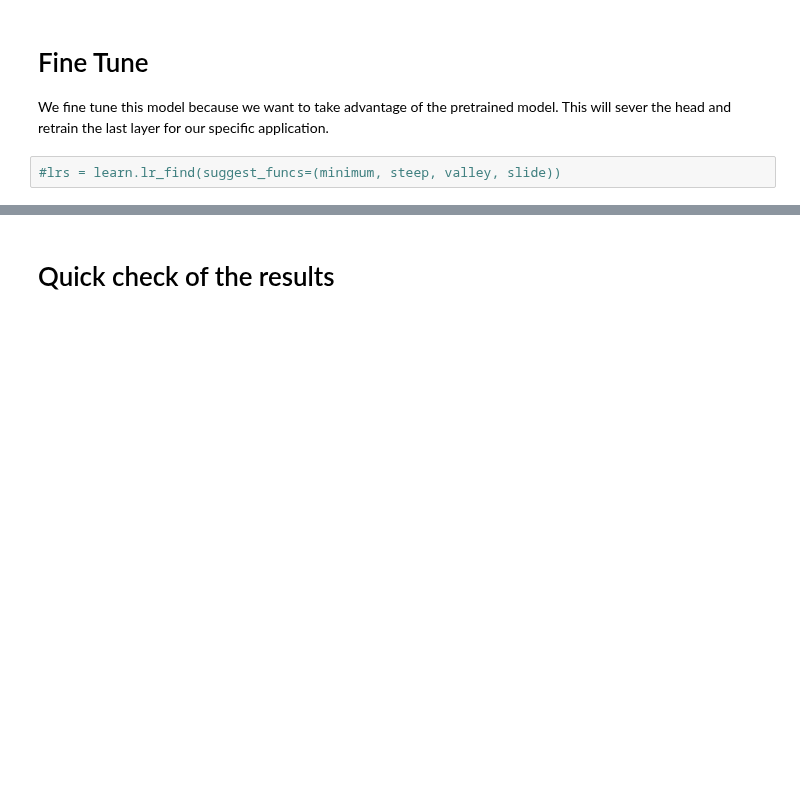
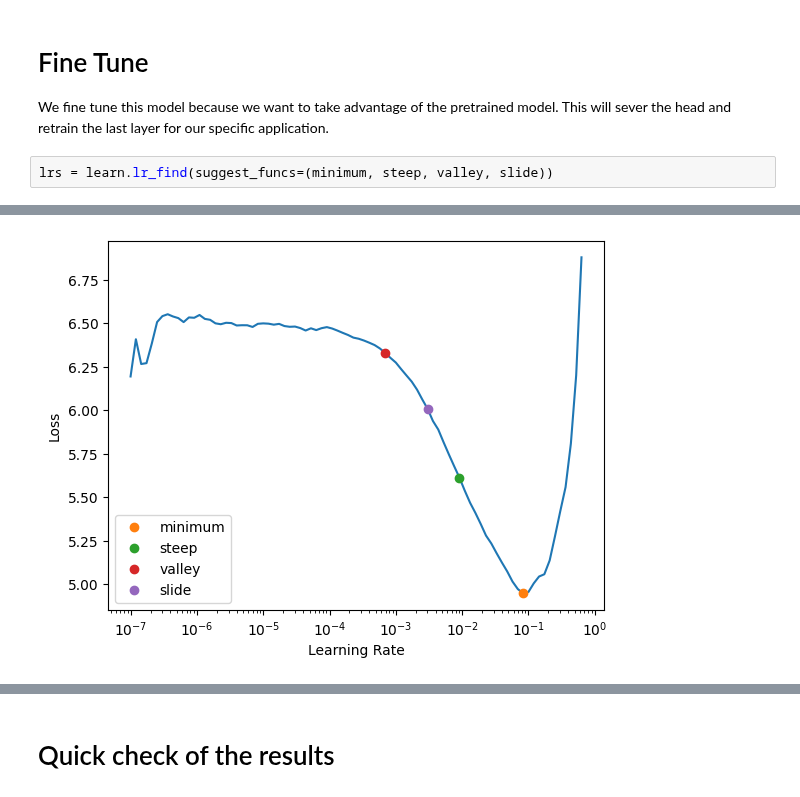
Before and after one commit to duncandonuts911/kaggle-competitions, a Jupyter notebook: 03_petals_to_the_metal_flower_classification copy/03_petals_to_the_metal_flower_classification.ipynb, the cells around one changed output, grey strips where cells are left out. Drawn from its saved outputs; the diff is of its cells as text; blank space fills up the shorter version.

```diff
--- a/03_petals_to_the_metal_flower_classification copy/03_petals_to_the_metal_flower_classification.ipynb
+++ b/03_petals_to_the_metal_flower_classification copy/03_petals_to_the_metal_flower_classification.ipynb
@@ -152,4 +153,5 @@ Unexpected keys (head.bn.num_batches_tracked, head.bn.bias, head.bn.running_mean
 # Fine Tune
 We fine tune this model because we want to take advantage of the pretrained model. This will sever the head and retrain the last layer for our specific application.
 # %%
-#lrs = learn.lr_find(suggest_funcs=(minimum, steep, valley, slide))
+lrs = learn.lr_find(suggest_funcs=(minimum, steep, valley, slide))
+# %% [output]
@@ -156,3 +159,4 @@ We fine tune this model because we want to take advantage of the pretrained mode
+[figure, added]
 # %%
 learn.fine_tune(5, base_lr = 0.0006918309954926372 )
 # %% [output]
```
Also changed, not shown: parts of 7 cells of this notebook.
